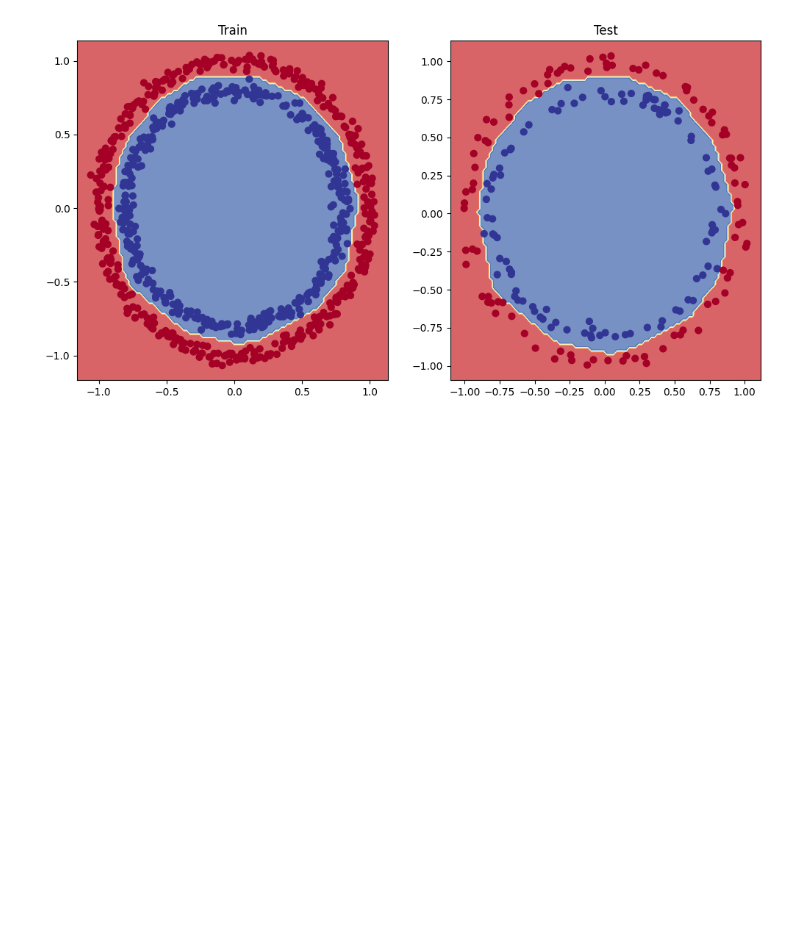
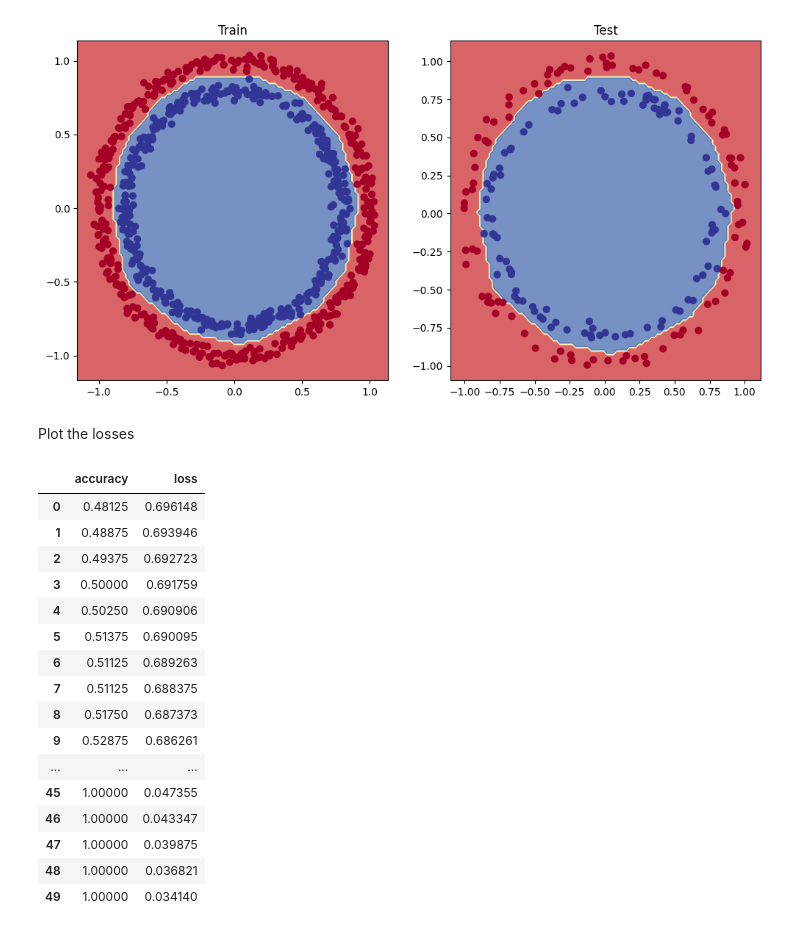
Before and after one commit to hubixr/Tensorflow, a Jupyter notebook: nn_classification/02_nn_classification.ipynb, the cells around one changed output. Cells and saved outputs as stored; diff of their text form; code cells hidden in the pictures; blank space fills up the shorter version.

```diff
--- a/nn_classification/02_nn_classification.ipynb
+++ b/nn_classification/02_nn_classification.ipynb
@@ -529,3 +529,26 @@ doing binary classification
 313/313 ━━━━━━━━━━━━━━━━━━━━ 0s 1ms/step
 doing binary classification
 [figure]
+# %% [markdown]
+Plot the losses
+# %%
+# Check the model's predictions
+pd.DataFrame(history_8.history)
+# %% [output]
+|  | accuracy | loss |
+| 0 | 0.48125 | 0.696148 |
+| 1 | 0.48875 | 0.693946 |
+| 2 | 0.49375 | 0.692723 |
+| 3 | 0.50000 | 0.691759 |
+| 4 | 0.50250 | 0.690906 |
+| 5 | 0.51375 | 0.690095 |
+| 6 | 0.51125 | 0.689263 |
+| 7 | 0.51125 | 0.688375 |
+| 8 | 0.51750 | 0.687373 |
+| 9 | 0.52875 | 0.686261 |
+| ... | ... | ... |
+| 45 | 1.00000 | 0.047355 |
+| 46 | 1.00000 | 0.043347 |
+| 47 | 1.00000 | 0.039875 |
+| 48 | 1.00000 | 0.036821 |
+| 49 | 1.00000 | 0.034140 |
```
Also changed, not shown: parts of 2 cells of this notebook.
